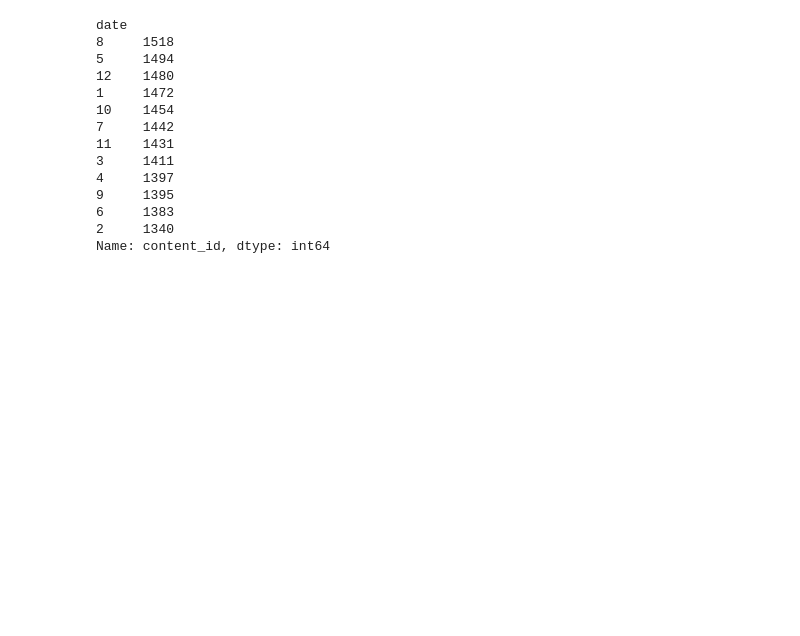
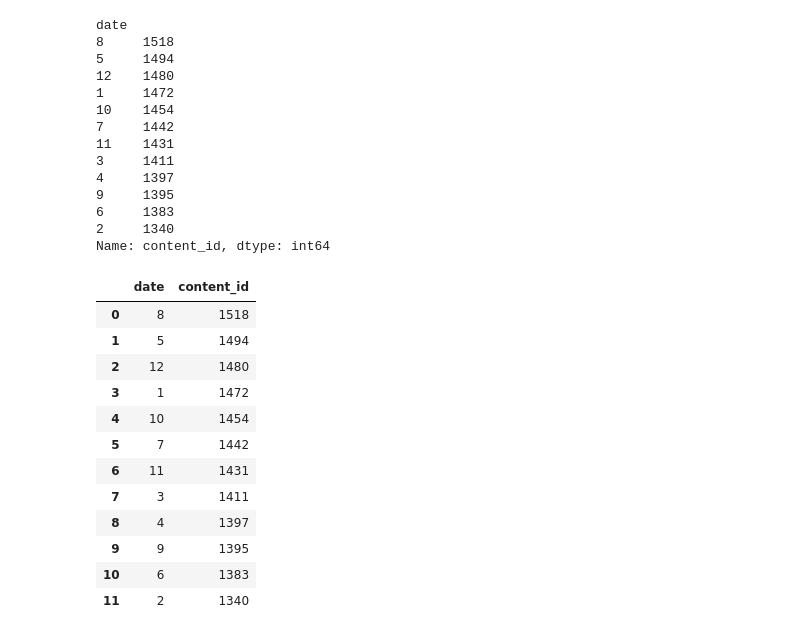
Before and after one commit to sarah-zhan/accenture_project1, a Jupyter notebook: main.ipynb, the cells around one changed output. Cells and saved outputs as stored; diff of their text form; code cells hidden in the pictures; blank space fills up the shorter version.

```diff
--- a/main.ipynb
+++ b/main.ipynb
@@ -286,3 +294,20 @@ date
 6     1383
 2     1340
 Name: content_id, dtype: int64
+# %%
+grouped_posts = pd.DataFrame(grouped_posts)
+grouped_posts
+# %% [output]
+|  | date | content_id |
+| 0 | 8 | 1518 |
+| 1 | 5 | 1494 |
+| 2 | 12 | 1480 |
+| 3 | 1 | 1472 |
+| 4 | 10 | 1454 |
+| 5 | 7 | 1442 |
+| 6 | 11 | 1431 |
+| 7 | 3 | 1411 |
+| 8 | 4 | 1397 |
+| 9 | 9 | 1395 |
+| 10 | 6 | 1383 |
+| 11 | 2 | 1340 |
```
Also changed, not shown: parts of 2 cells of this notebook, 1 other file.
